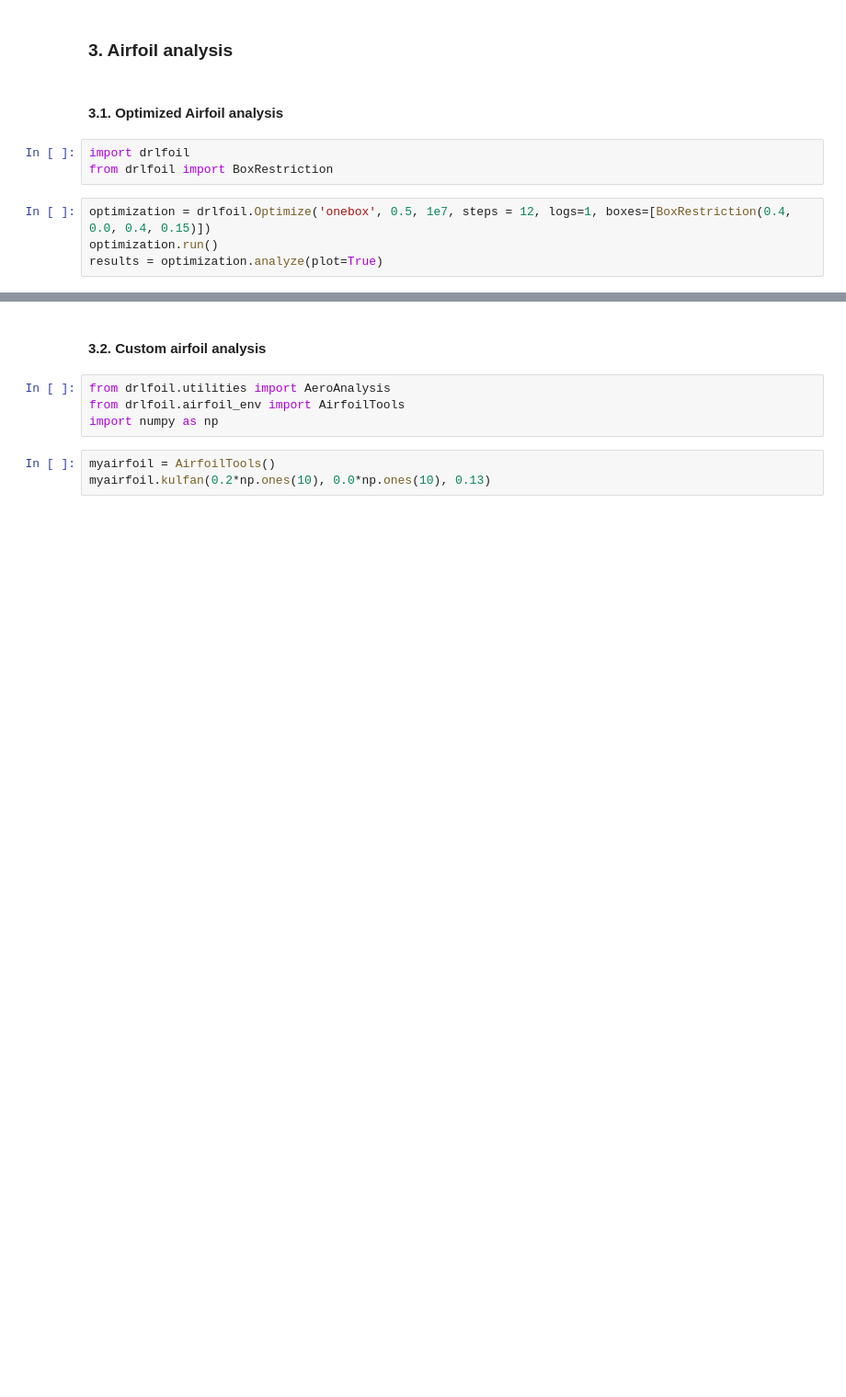
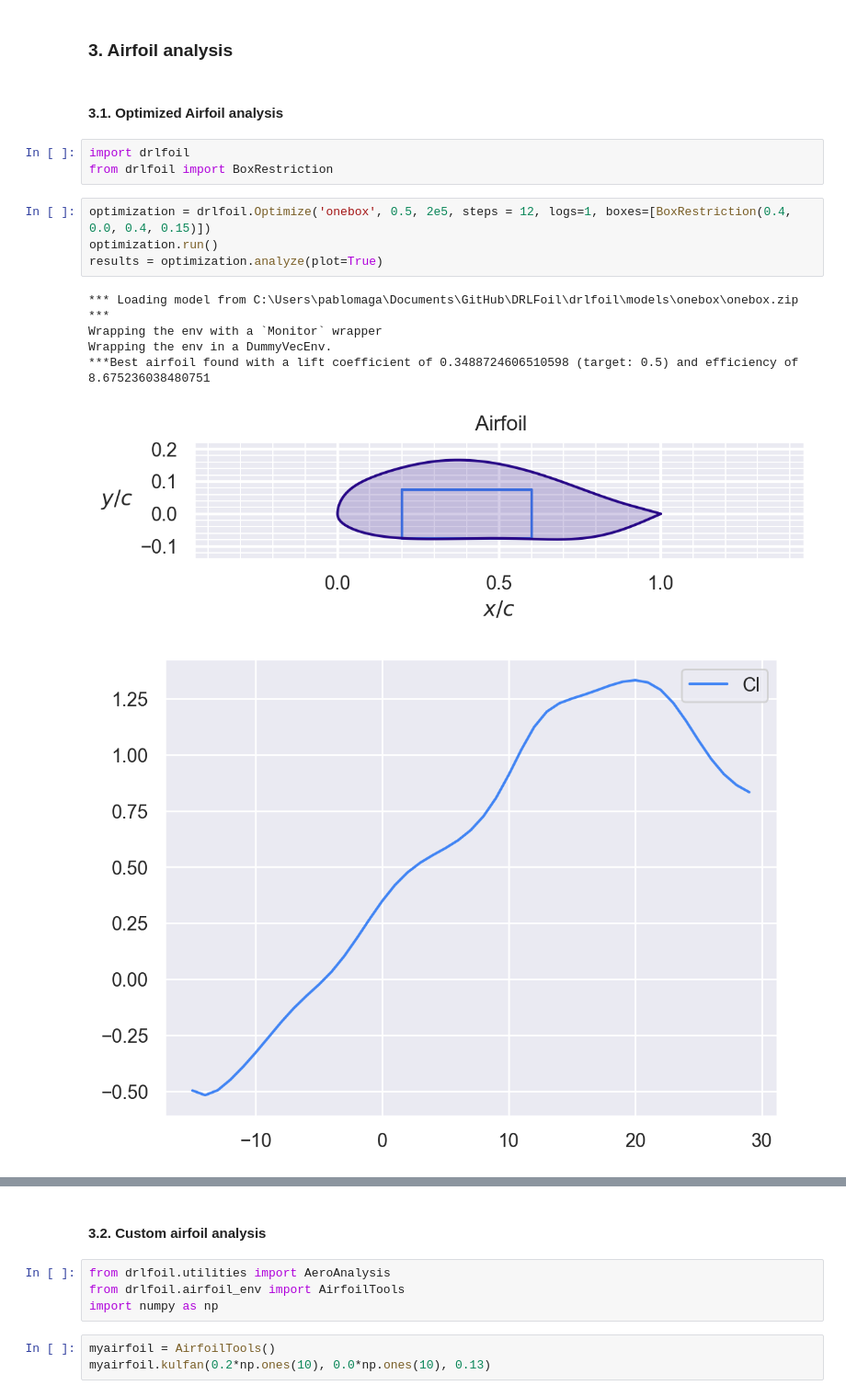
Before and after one commit to DRL-Geometry-Optimization/DRLFoil, a Jupyter notebook: tutorials/DRLFoil_Tutorial.ipynb, the cells around one changed output, grey strips where cells are left out. Shown at 92% size. Saved outputs shown, nothing was run; the diff lists cells and outputs as text; blank space fills up the shorter version.

```diff
--- a/tutorials/DRLFoil_Tutorial.ipynb
+++ b/tutorials/DRLFoil_Tutorial.ipynb
@@ -38,6 +38,13 @@ optimization.save('poorfoil')
 import drlfoil
 from drlfoil import BoxRestriction
 # %%
-optimization = drlfoil.Optimize('onebox', 0.5, 1e7, steps = 12, logs=1, boxes=[BoxRestriction(0.4, 0.0, 0.4, 0.15)])
+optimization = drlfoil.Optimize('onebox', 0.5, 2e5, steps = 12, logs=1, boxes=[BoxRestriction(0.4, 0.0, 0.4, 0.15)])
 optimization.run()
 results = optimization.analyze(plot=True)
+# %% [output]
+*** Loading model from C:\Users\pablomaga\Documents\GitHub\DRLFoil\drlfoil\models\onebox\onebox.zip ***
+Wrapping the env with a `Monitor` wrapper
+Wrapping the env in a DummyVecEnv.
+***Best airfoil found with a lift coefficient of 0.3488724606510598 (target: 0.5) and efficiency of 8.675236038480751
+[figure, added]
+[figure, added]
```
Also changed, not shown: parts of 1 cell of this notebook.
